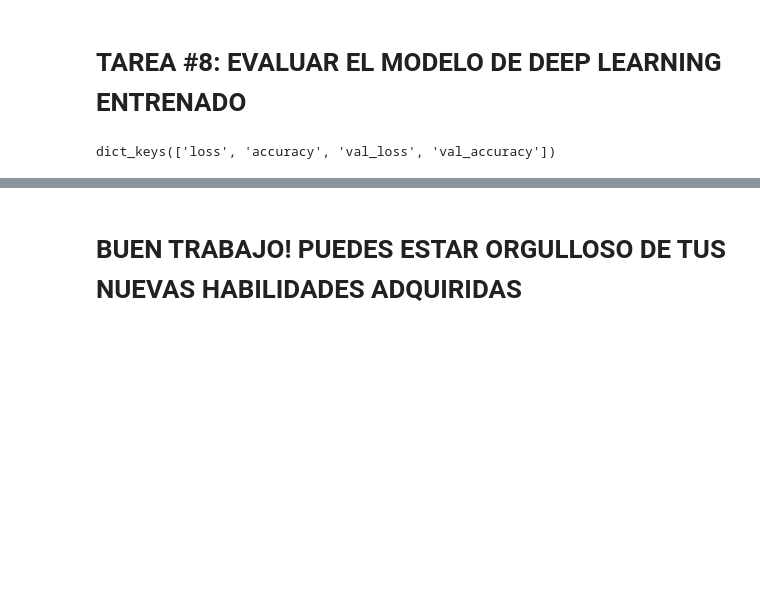
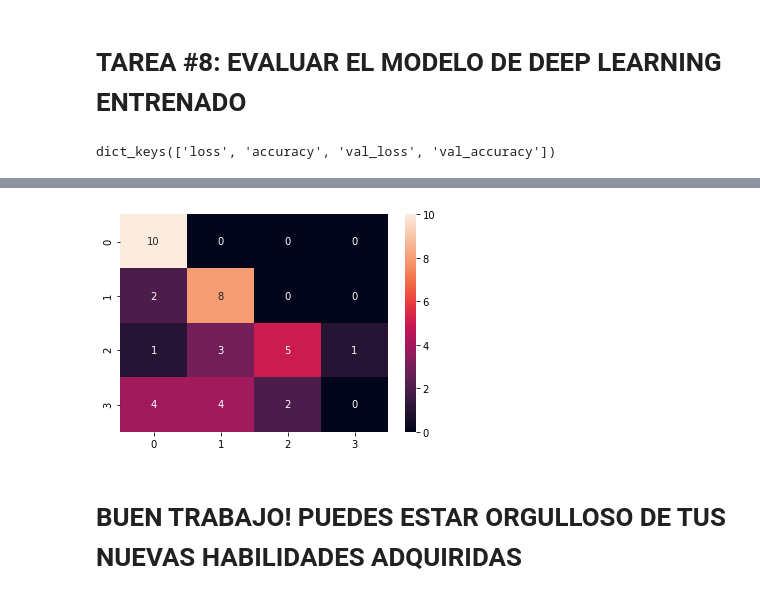
Before and after one commit to cristobalvch/DataScience-For-Business, a Jupyter notebook: Operations-Image_Classification.ipynb, the cells around one changed output, grey strips where cells are left out. Saved outputs shown, nothing was run; the diff lists cells and outputs as text; code cells hidden in the pictures; blank space fills up the shorter version.

```diff
--- a/Operations-Image_Classification.ipynb
+++ b/Operations-Image_Classification.ipynb
@@ -251,2 +315,8 @@ plt.show()
+# %%
+cm = confusion_matrix(np.asarray(original),np.asarray(preds))
+sns.heatmap(cm,annot=True)
+plt.show()
+# %% [output]
+[figure, added]
 # %% [markdown]
 # BUEN TRABAJO! PUEDES ESTAR ORGULLOSO DE TUS NUEVAS HABILIDADES ADQUIRIDAS
```
Also changed, not shown: parts of 14 cells of this notebook.
